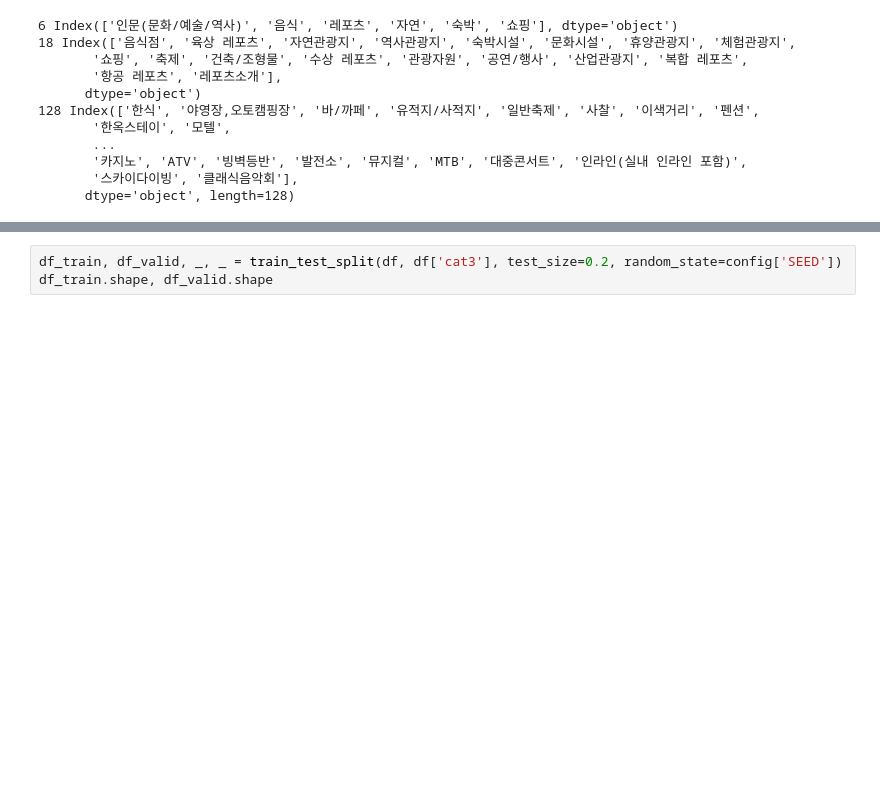
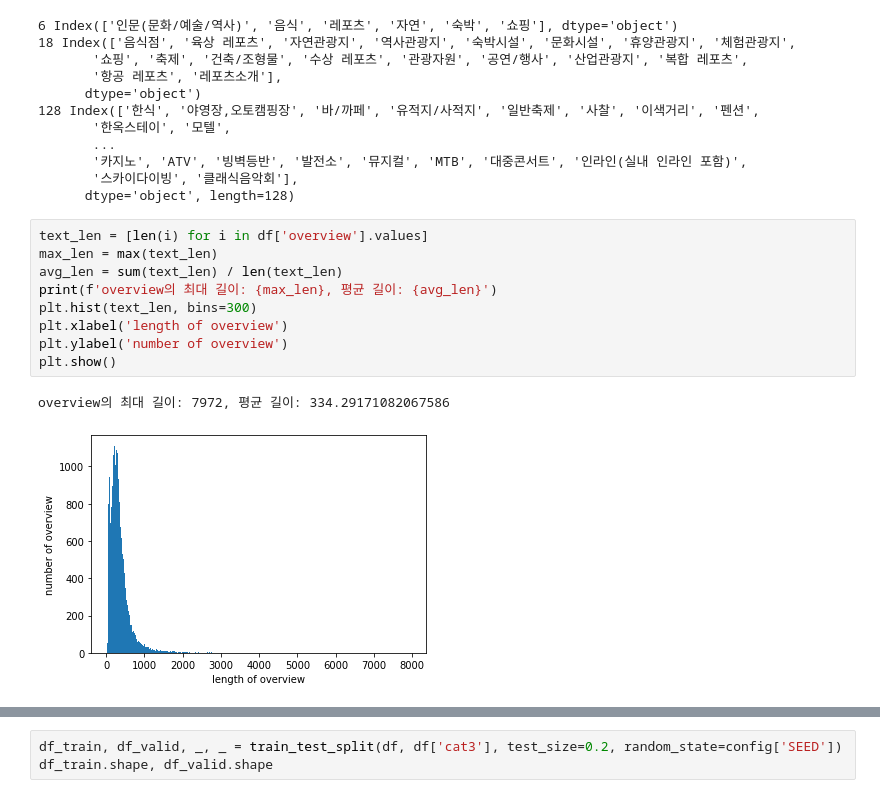
Before and after one commit to yeoyyeoyyyu/tourism_data_cls, a Jupyter notebook: keras_model.ipynb, the cells around one changed output, grey strips where cells are left out. Cells and saved outputs as stored; diff of their text form; blank space fills up the shorter version.

```diff
--- a/keras_model.ipynb
+++ b/keras_model.ipynb
@@ -82,3 +129,15 @@ print(len(df['cat3'].value_counts().index), df['cat3'].value_counts().index)
        '카지노', 'ATV', '빙벽등반', '발전소', '뮤지컬', 'MTB', '대중콘서트', '인라인(실내 인라인 포함)',
        '스카이다이빙', '클래식음악회'],
       dtype='object', length=128)
+# %%
+text_len = [len(i) for i in df['overview'].values]
+max_len = max(text_len)
+avg_len = sum(text_len) / len(text_len)
+print(f'overview의 최대 길이: {max_len}, 평균 길이: {avg_len}')
+plt.hist(text_len, bins=300)
+plt.xlabel('length of overview')
+plt.ylabel('number of overview')
+plt.show()
+# %% [output]
+overview의 최대 길이: 7972, 평균 길이: 334.29171082067586
+[figure, added]
```
Also changed, not shown: parts of 6 cells of this notebook.
